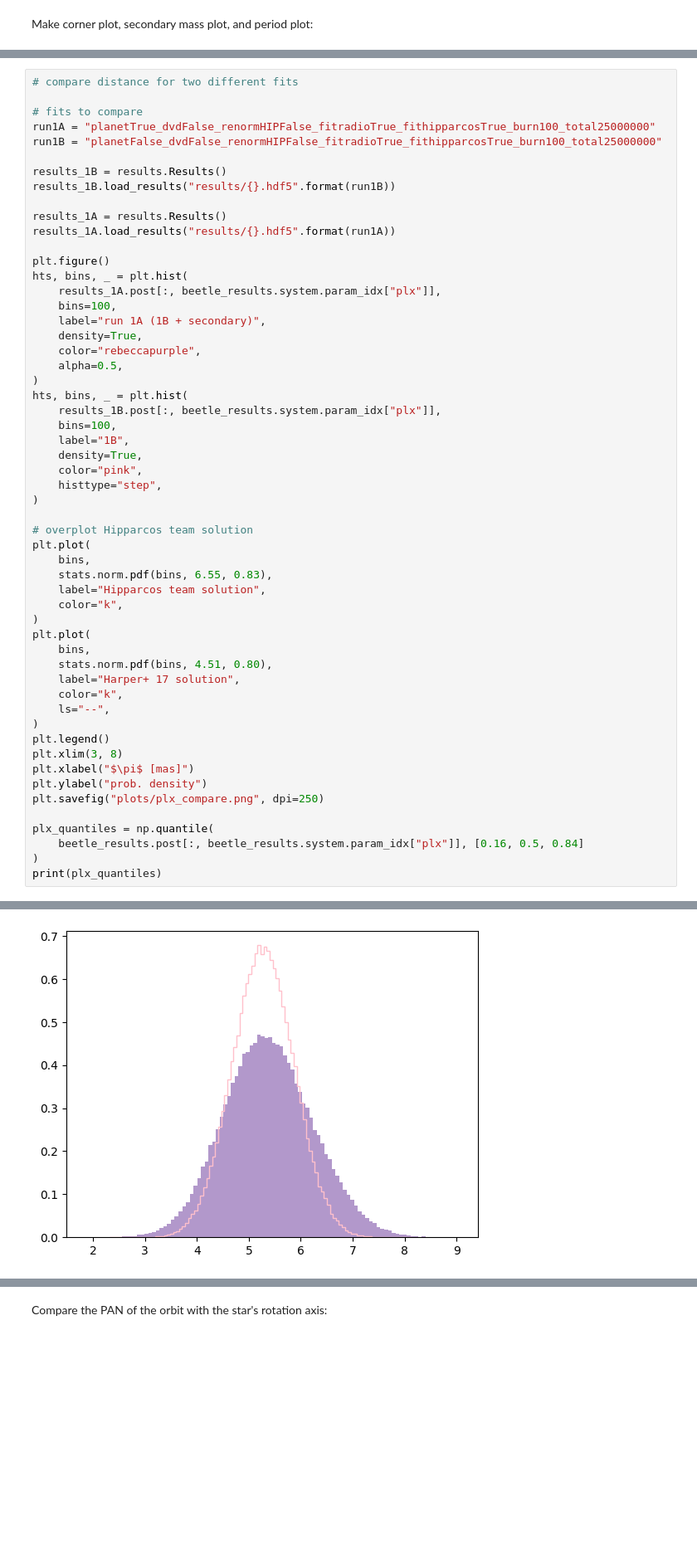
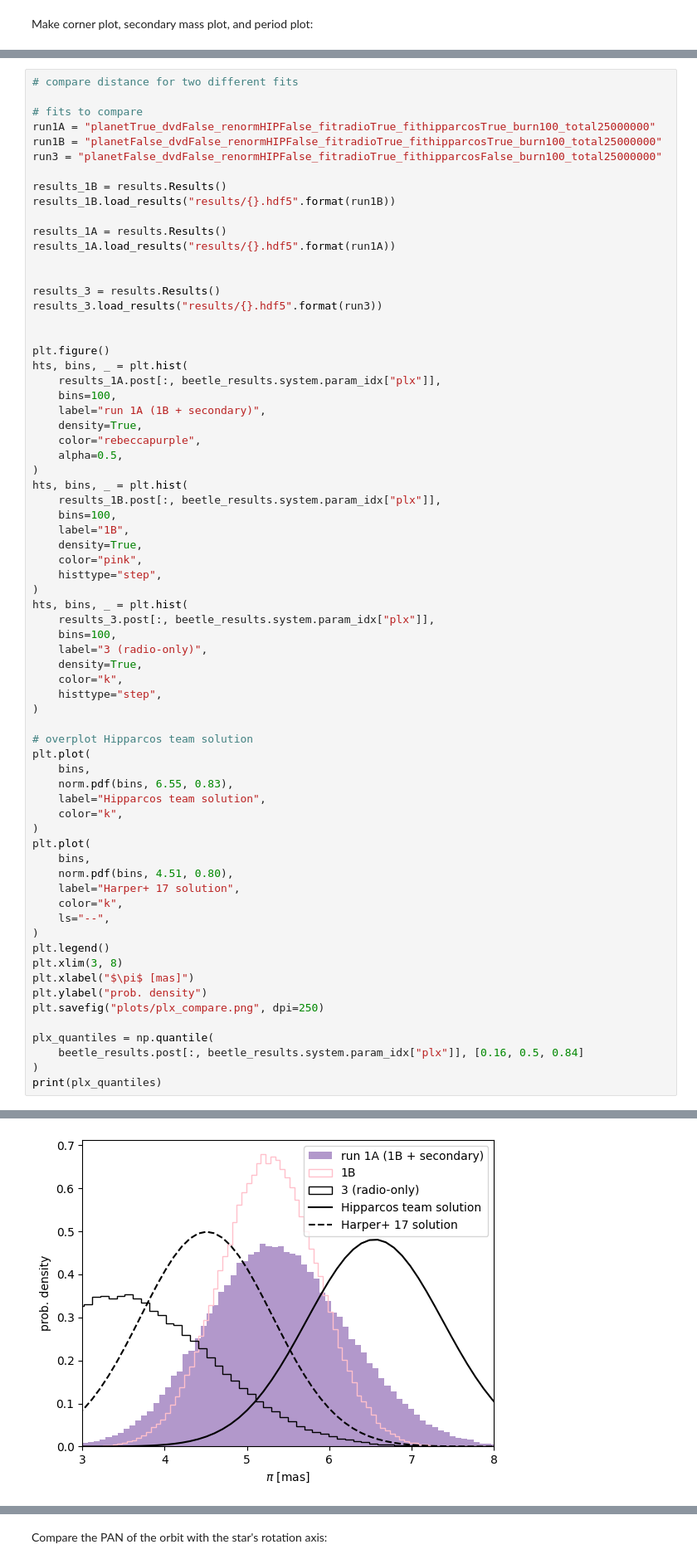
Before and after one commit to sblunt/betelgeuse, a Jupyter notebook: is_it_real.ipynb, the cells around one changed output, grey strips where cells are left out. Shown at 83% size. Cells and saved outputs as stored; diff of their text form; blank space fills up the shorter version.

Commit message:
results from lots more fits

```diff
--- a/is_it_real.ipynb
+++ b/is_it_real.ipynb
@@ -216,12 +232,18 @@ plt.savefig("{}/mass_period.png".format(savedir), dpi=250)
 # fits to compare
 run1A = "planetTrue_dvdFalse_renormHIPFalse_fitradioTrue_fithipparcosTrue_burn100_total25000000"
 run1B = "planetFalse_dvdFalse_renormHIPFalse_fitradioTrue_fithipparcosTrue_burn100_total25000000"
+run3 = "planetFalse_dvdFalse_renormHIPFalse_fitradioTrue_fithipparcosFalse_burn100_total25000000"
 
 results_1B = results.Results()
 results_1B.load_results("results/{}.hdf5".format(run1B))
 
 results_1A = results.Results()
 results_1A.load_results("results/{}.hdf5".format(run1A))
+
+
+results_3 = results.Results()
+results_3.load_results("results/{}.hdf5".format(run3))
+
 
 plt.figure()
 hts, bins, _ = plt.hist(
@@ -240,17 +262,25 @@ hts, bins, _ = plt.hist(
     color="pink",
     histtype="step",
 )
+hts, bins, _ = plt.hist(
+    results_3.post[:, beetle_results.system.param_idx["plx"]],
+    bins=100,
+    label="3 (radio-only)",
+    density=True,
+    color="k",
+    histtype="step",
+)
 
 # overplot Hipparcos team solution
 plt.plot(
     bins,
-    stats.norm.pdf(bins, 6.55, 0.83),
+    norm.pdf(bins, 6.55, 0.83),
     label="Hipparcos team solution",
     color="k",
 )
 plt.plot(
     bins,
-    stats.norm.pdf(bins, 4.51, 0.80),
+    norm.pdf(bins, 4.51, 0.80),
     label="Harper+ 17 solution",
     color="k",
     ls="--",
@@ -270,4 +300,4 @@ NameError: name 'stats' is not defined
-[figure, old version]
+[figure, new version]
 # %%
 # compare proper motion for three different fits
 
```
Also changed, not shown: parts of 6 cells of this notebook, 34 other files.
